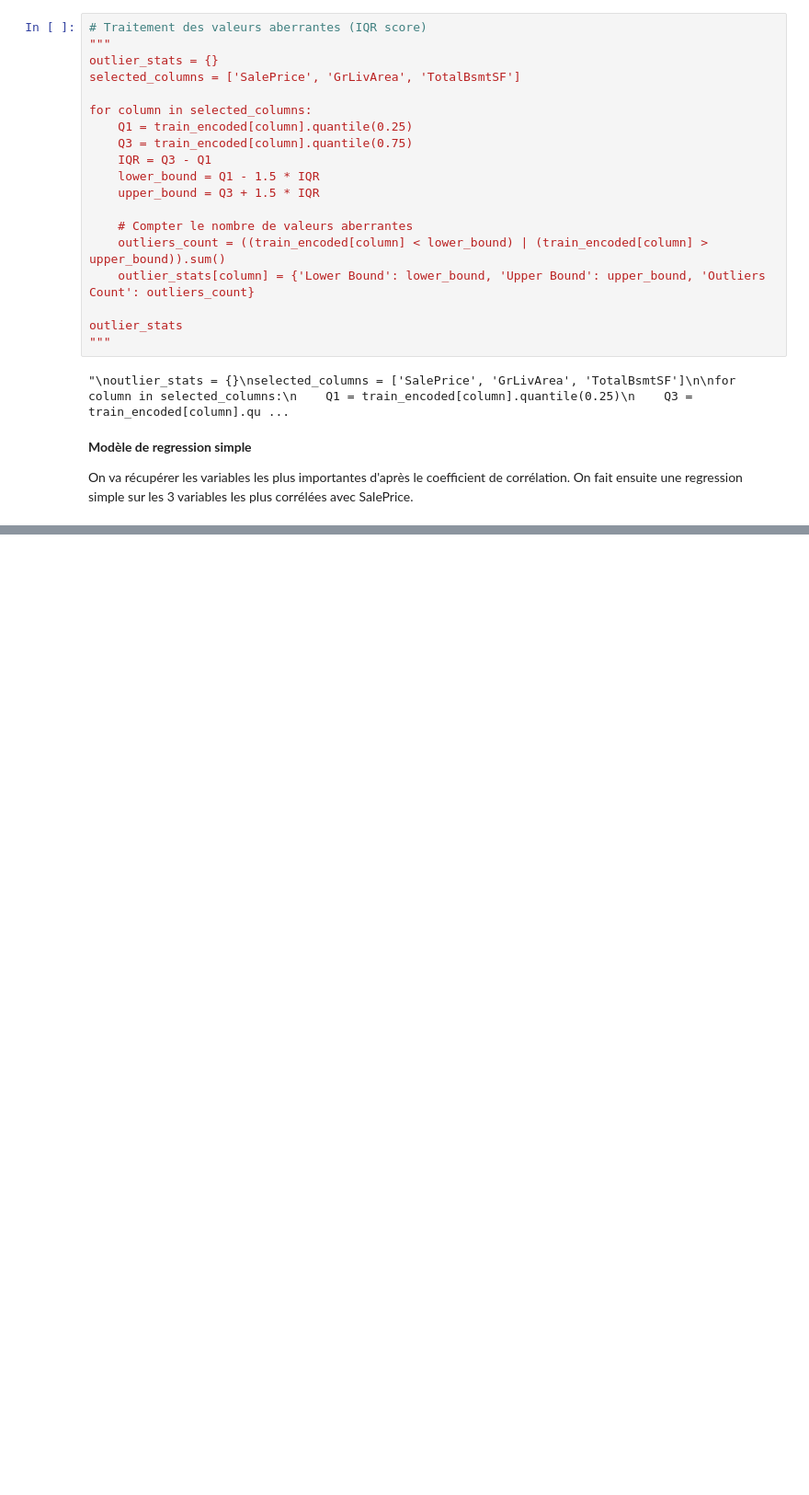
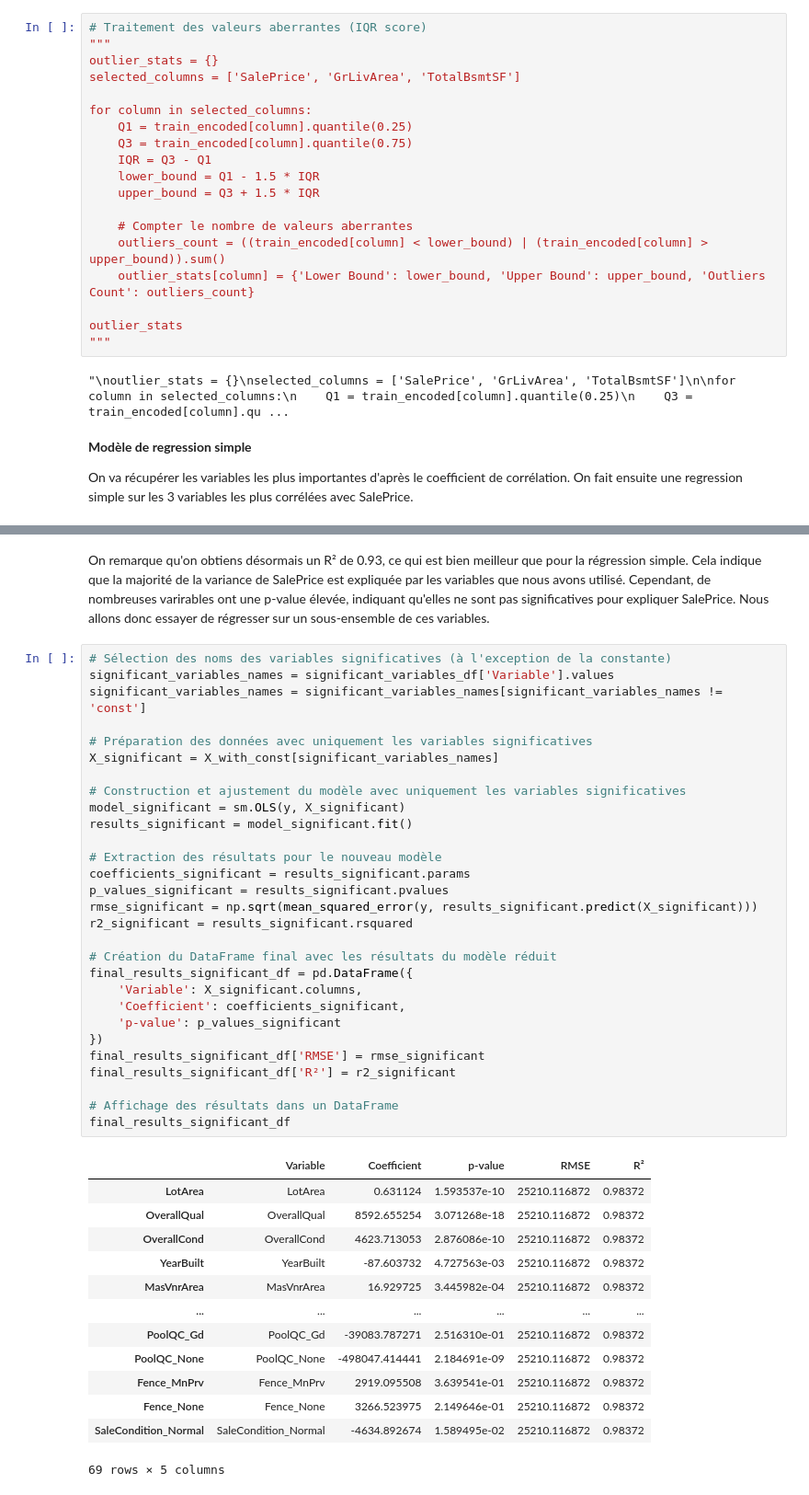
Before and after one commit to Thomas-Fernandes/House-Prices, a Jupyter notebook: Script.ipynb, the cells around one changed output, grey strips where cells are left out. Shown: that part at 92% size. Drawn from its saved outputs; the diff is of its cells as text; blank space fills up the shorter version.

```diff
--- a/Script.ipynb
+++ b/Script.ipynb
@@ -219,0 +371,45 @@ Le R² est plutôt faible pour nos 3 variables, indiquant qu'une grande partie d
+# %% [markdown]
+On remarque qu'on obtiens désormais un R² de 0.93, ce qui est bien meilleur que pour la régression simple. Cela indique que la majorité de la variance de SalePrice est expliquée par les variables que nous avons utilisé. Cependant, de nombreuses varirables ont une p-value élevée, indiquant qu'elles ne sont pas significatives pour expliquer SalePrice. Nous allons donc essayer de régresser sur un sous-ensemble de ces variables.
+# %%
+# Sélection des noms des variables significatives (à l'exception de la constante)
+significant_variables_names = significant_variables_df['Variable'].values
+significant_variables_names = significant_variables_names[significant_variables_names != 'const']
+
+# Préparation des données avec uniquement les variables significatives
+X_significant = X_with_const[significant_variables_names]
+
+# Construction et ajustement du modèle avec uniquement les variables significatives
+model_significant = sm.OLS(y, X_significant)
+results_significant = model_significant.fit()
+
+# Extraction des résultats pour le nouveau modèle
+coefficients_significant = results_significant.params
+p_values_significant = results_significant.pvalues
+rmse_significant = np.sqrt(mean_squared_error(y, results_significant.predict(X_significant)))
+r2_significant = results_significant.rsquared
+
+# Création du DataFrame final avec les résultats du modèle réduit
+final_results_significant_df = pd.DataFrame({
+    'Variable': X_significant.columns,
+    'Coefficient': coefficients_significant,
+    'p-value': p_values_significant
+})
+final_results_significant_df['RMSE'] = rmse_significant
+final_results_significant_df['R²'] = r2_significant
+
+# Affichage des résultats dans un DataFrame
+final_results_significant_df
+# %% [output]
+|  | Variable | Coefficient | p-value | RMSE | R² |
+| LotArea | LotArea | 0.631124 | 1.593537e-10 | 25210.116872 | 0.98372 |
+| OverallQual | OverallQual | 8592.655254 | 3.071268e-18 | 25210.116872 | 0.98372 |
+| OverallCond | OverallCond | 4623.713053 | 2.876086e-10 | 25210.116872 | 0.98372 |
+| YearBuilt | YearBuilt | -87.603732 | 4.727563e-03 | 25210.116872 | 0.98372 |
+| MasVnrArea | MasVnrArea | 16.929725 | 3.445982e-04 | 25210.116872 | 0.98372 |
+| ... | ... | ... | ... | ... | ... |
+| PoolQC_Gd | PoolQC_Gd | -39083.787271 | 2.516310e-01 | 25210.116872 | 0.98372 |
+| PoolQC_None | PoolQC_None | -498047.414441 | 2.184691e-09 | 25210.116872 | 0.98372 |
+| Fence_MnPrv | Fence_MnPrv | 2919.095508 | 3.639541e-01 | 25210.116872 | 0.98372 |
+| Fence_None | Fence_None | 3266.523975 | 2.149646e-01 | 25210.116872 | 0.98372 |
+| SaleCondition_Normal | SaleCondition_Normal | -4634.892674 | 1.589495e-02 | 25210.116872 | 0.98372 |
+69 rows × 5 columns
```
Also changed, not shown: parts of 10 cells of this notebook.
